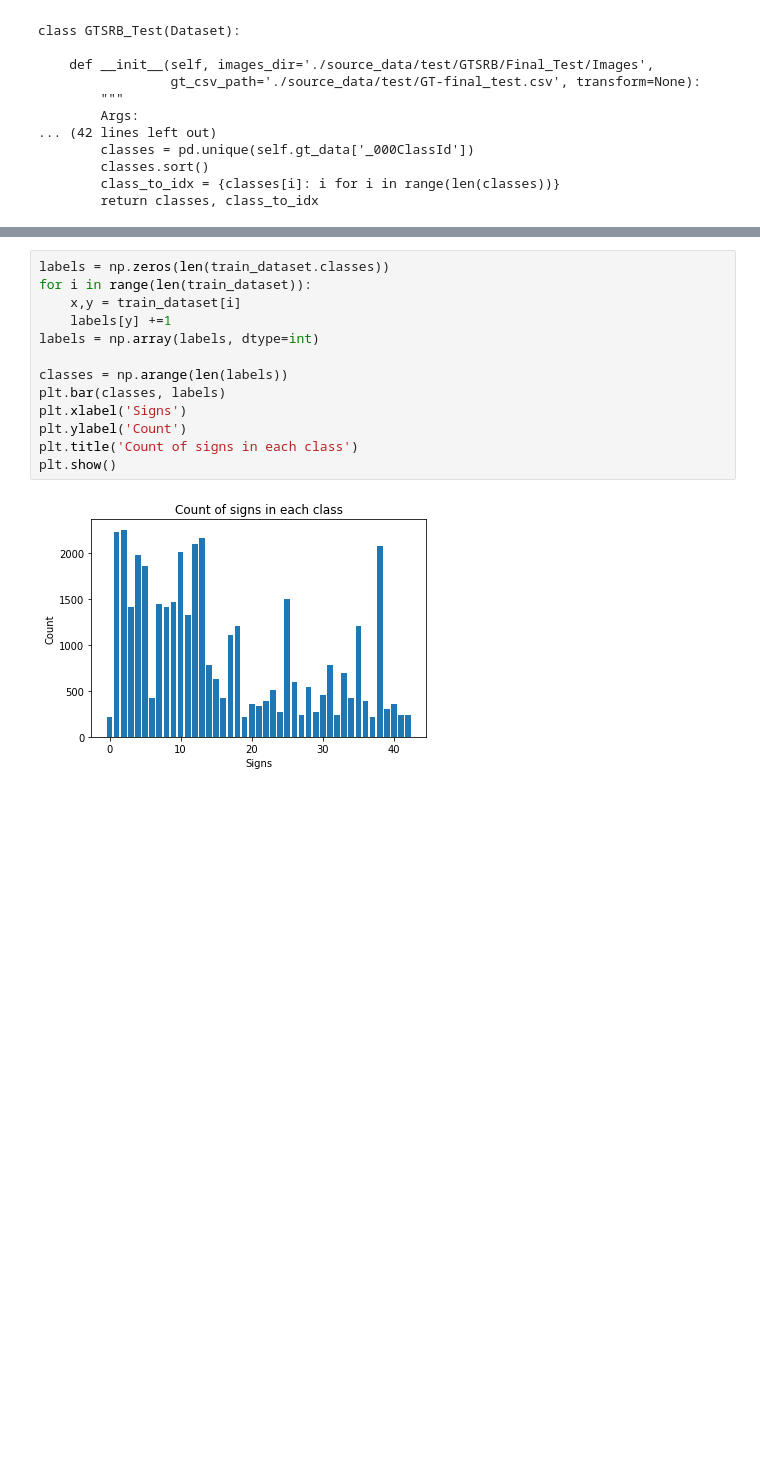
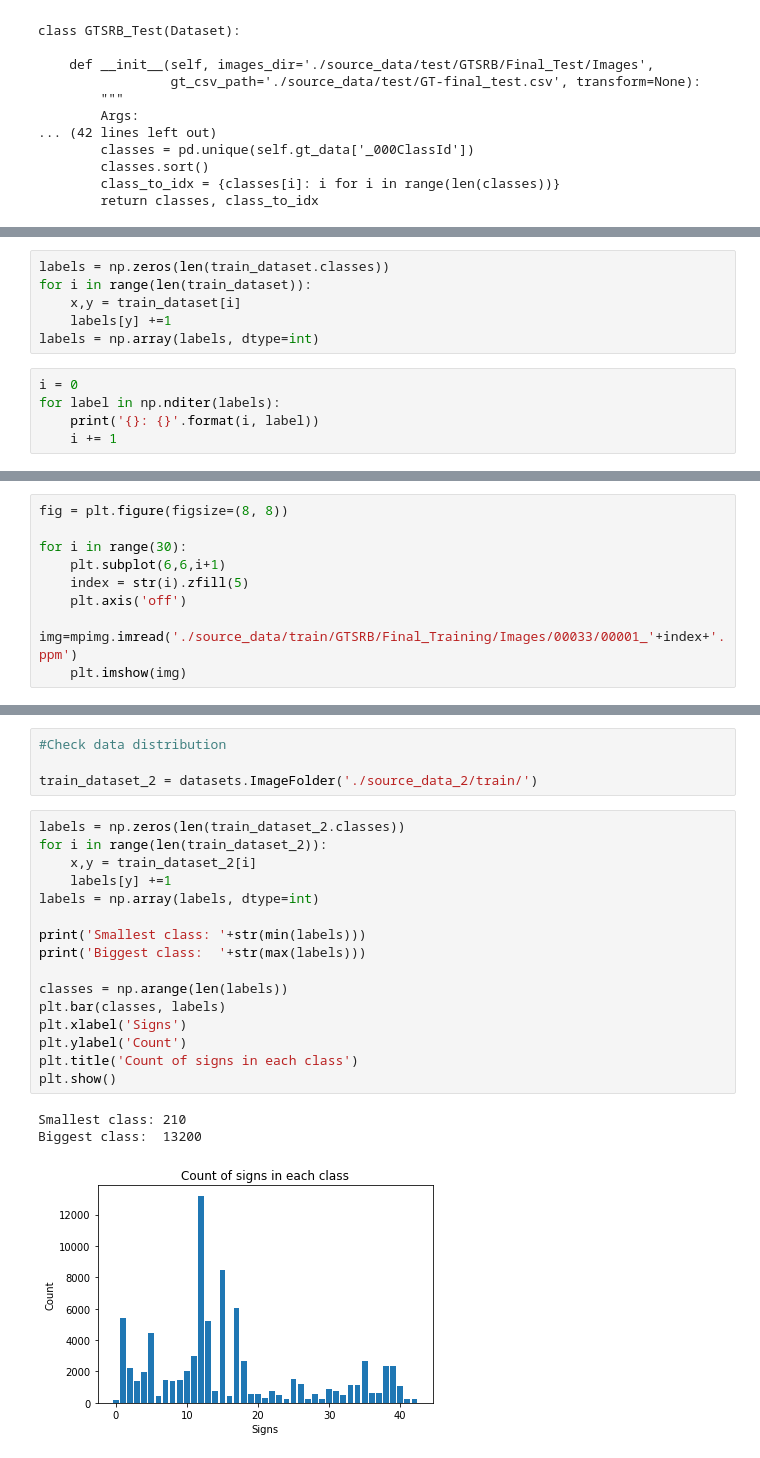
Before and after one commit to j99nowicki/ml_road_signs, a Jupyter notebook: 1 Download data.ipynb, the cells around one changed output, grey strips where cells are left out. Cells and saved outputs as stored; diff of their text form; blank space fills up the shorter version.

Commit message:
updated data loading

```diff
--- a/1 Download data.ipynb
+++ b/1 Download data.ipynb
@@ -144,0 +150,11 @@ Validation data loaded correctly!
+# %%
+labels = np.zeros(len(train_dataset.classes))
+for i in range(len(train_dataset)):
+    x,y = train_dataset[i]
+    labels[y] +=1
+labels = np.array(labels, dtype=int)
+# %%
+i = 0
+for label in np.nditer(labels):
+    print('{}: {}'.format(i, label))
+    i += 1
@@ -144,0 +223,9 @@ Validation data loaded correctly!
+# %%
+fig = plt.figure(figsize=(8, 8))
+
+for i in range(30):
+    plt.subplot(6,6,i+1)
+    index = str(i).zfill(5)
+    plt.axis('off')
+    img=mpimg.imread('./source_data/train/GTSRB/Final_Training/Images/00033/00001_'+index+'.ppm')
+    plt.imshow(img)
@@ -145,15 +425,24 @@ Validation data loaded correctly!
+# %%
+#Check data distribution
+
+train_dataset_2 = datasets.ImageFolder('./source_data_2/train/')
 # %%
-labels = np.zeros(len(train_dataset.classes))
-for i in range(len(train_dataset)):
-    x,y = train_dataset[i]
+labels = np.zeros(len(train_dataset_2.classes))
+for i in range(len(train_dataset_2)):
+    x,y = train_dataset_2[i]
     labels[y] +=1
 labels = np.array(labels, dtype=int)
+
+print('Smallest class: '+str(min(labels)))
+print('Biggest class:  '+str(max(labels)))
 
 classes = np.arange(len(labels))
 plt.bar(classes, labels)
 plt.xlabel('Signs')
 plt.ylabel('Count')
 plt.title('Count of signs in each class')
 plt.show()
 # %% [output]
+Smallest class: 210
+Biggest class:  13200
-[figure, old version]
+[figure, new version]
```
Also changed, not shown: parts of 38 cells of this notebook, 1 other file.
